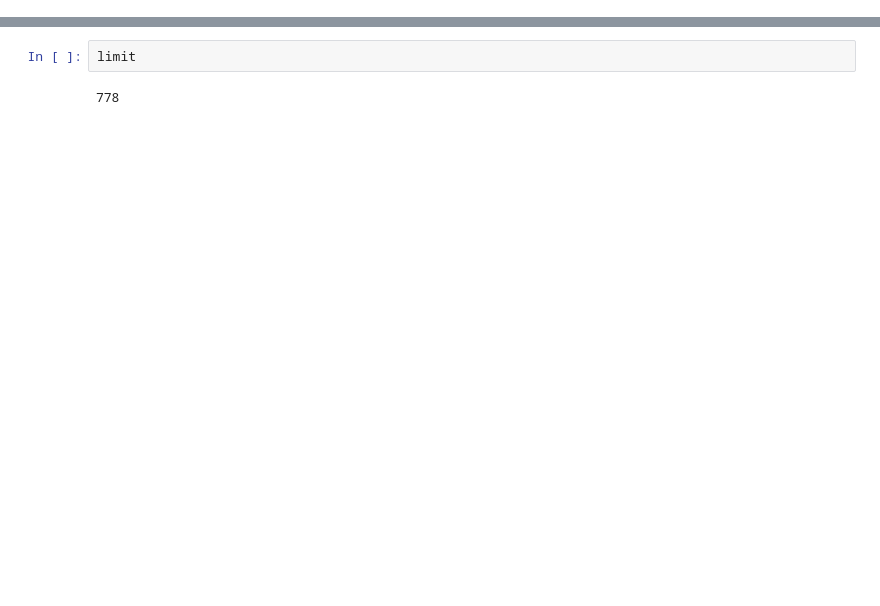
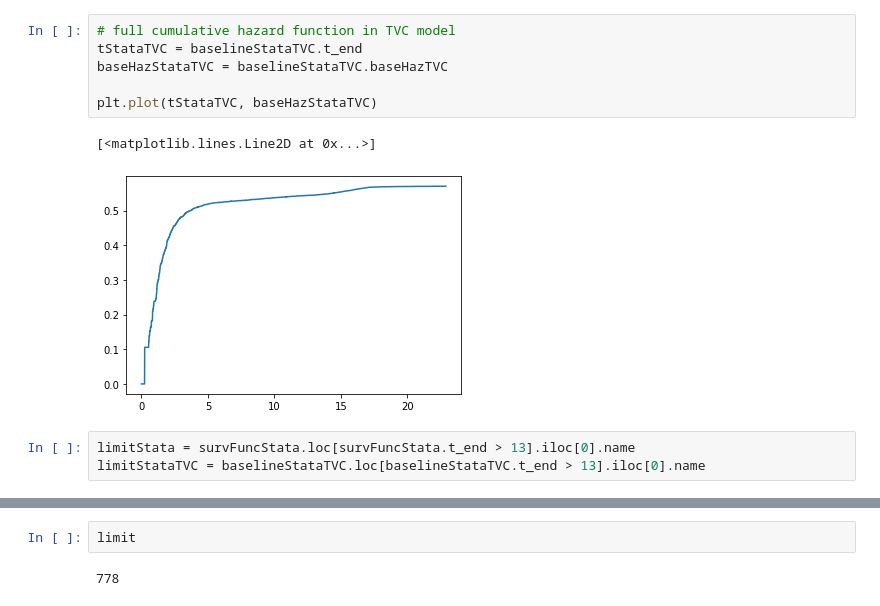
Before and after one commit to jburke5/microsimNHANES, a Jupyter notebook: lookAtSurvivalFunctionForDementiaModel.ipynb, the cells around one changed output, grey strips where cells are left out. Drawn from its saved outputs; the diff is of its cells as text; blank space fills up the shorter version.

Commit message:
dementia model recalibration

```diff
--- a/lookAtSurvivalFunctionForDementiaModel.ipynb
+++ b/lookAtSurvivalFunctionForDementiaModel.ipynb
@@ -4,0 +24,12 @@ import matplotlib.pyplot as plt
+# %%
+# full cumulative hazard function in TVC model
+tStataTVC = baselineStataTVC.t_end
+baseHazStataTVC = baselineStataTVC.baseHazTVC
+
+plt.plot(tStataTVC, baseHazStataTVC)
+# %% [output]
+[<matplotlib.lines.Line2D at 0x...>]
+[figure, added]
+# %%
+limitStata = survFuncStata.loc[survFuncStata.t_end > 13].iloc[0].name
+limitStataTVC = baselineStataTVC.loc[baselineStataTVC.t_end > 13].iloc[0].name
```
Also changed, not shown: parts of 21 cells of this notebook, 16 other files.
